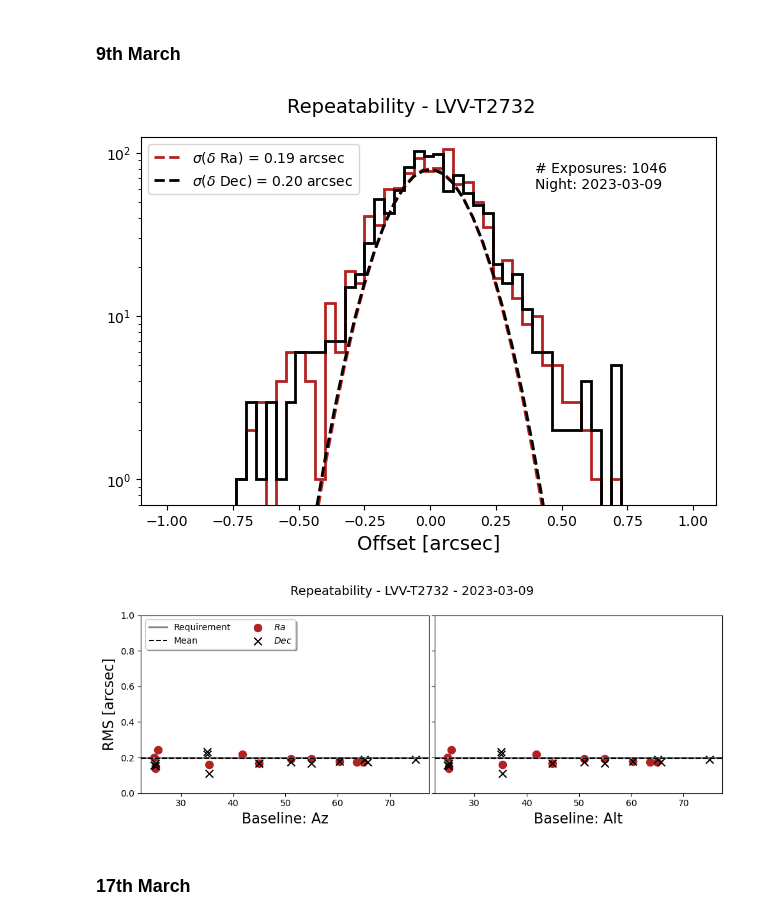
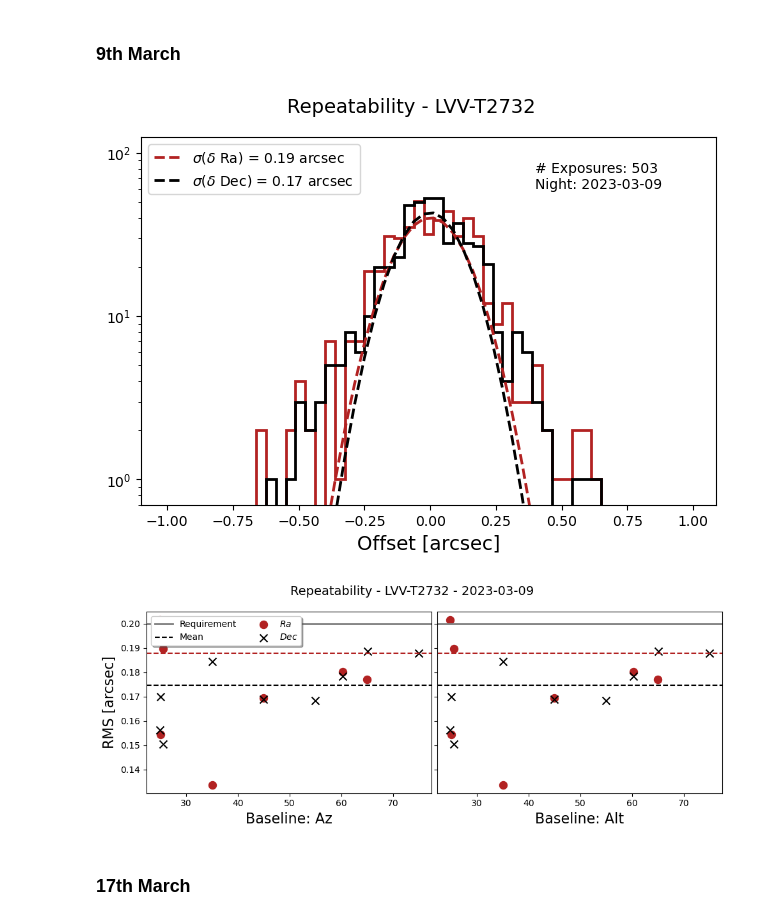
Before and after one commit to estevesjh/ComScratchStuff, a Jupyter notebook: starTracker/slewSettleTests/LVV-T2732_analysis_repeatability_report.ipynb, the cells around one changed output. Cells and saved outputs as stored; diff of their text form; code cells hidden in the pictures.

```diff
--- a/starTracker/slewSettleTests/LVV-T2732_analysis_repeatability_report.ipynb
+++ b/starTracker/slewSettleTests/LVV-T2732_analysis_repeatability_report.ipynb
@@ -235,7 +235,7 @@ The two nights dataset have equivalents results. Here I show them separately for
 ### 9th March
 # %%
 today = '2023-03-09'
-data = df.to_numpy()
+data = df1.to_numpy()
 res_ra = mask_outliers(data[:,0].astype(float))
 res_dec = mask_outliers(data[:,1].astype(float))
 
@@ -266,7 +266,7 @@ plt.suptitle('Repeatability - LVV-T2732',fontsize=14)
 plt.tight_layout()
 plt.savefig('figures/radec_residual_histogram_%s.png'%today,dpi=100)
 # %% [output]
-[figure, old version]
+[figure, new version]
 # %%
 sunique, sids, counts = np.unique(snakes, return_index=True, return_counts=True)
 keys = [np.where(snakes==gi)[0] for gi in sunique]
@@ -278,35 +278,35 @@ stds = np.array(stds)
 # %%
 fig, (ax1, ax2) = plt.subplots(1,2, figsize=(10,4), sharey='all')
 
 
 ax1.axhline(0.2, color='gray', lw=2, label='Requirement')
 ax2.axhline(0.2, color='gray', lw=2, label='Requirement')
 
 ax2.axhline(jra, c='firebrick', ls='--')
 ax2.axhline(jdec, c='k', ls='--')
 
 ax1.axhline(jra, c='firebrick', ls='--')
 ax1.axhline(jdec, c='k', ls='--',label='Mean')
 
 ax1.scatter(base_az[sids], stds[:,0], c='firebrick', s=75, label=r'$Ra$')
 ax2.scatter(base_alt[sids], stds[:,0], c='firebrick', s=75)
 
 ax1.scatter(base_az[sids], stds[:,1], c='k', marker='x', s=75, label=r'$Dec$')
 ax2.scatter(base_alt[sids], stds[:,1], c='k', marker='x', s=75)
 
-ax1.set_ylim(0.,1.0)
+# ax1.set_ylim(0.,1.0)
 ax1.legend(loc=2, ncol=2, fancybox=True, shadow=True)
 # ax2.legend(loc=1)
 
 ax1.set_ylabel('RMS [arcsec]',fontsize=16)
 ax1.set_xlabel('Baseline: Az',fontsize=16)
 ax2.set_xlabel('Baseline: Alt',fontsize=16)
 fig.suptitle('Repeatability - LVV-T2732 - %s'%today,fontsize=14)
 fig.tight_layout()
 fig.subplots_adjust(wspace=0.02)
 plt.savefig('figures/scatter_radec_azalt_%s.png'%today,dpi=100)
 # %% [output]
-[figure, old version]
+[figure, new version]
 # %% [markdown]
 ### 17th March
 # %%
```
Also changed, not shown: parts of 9 cells of this notebook, 1 other file.
